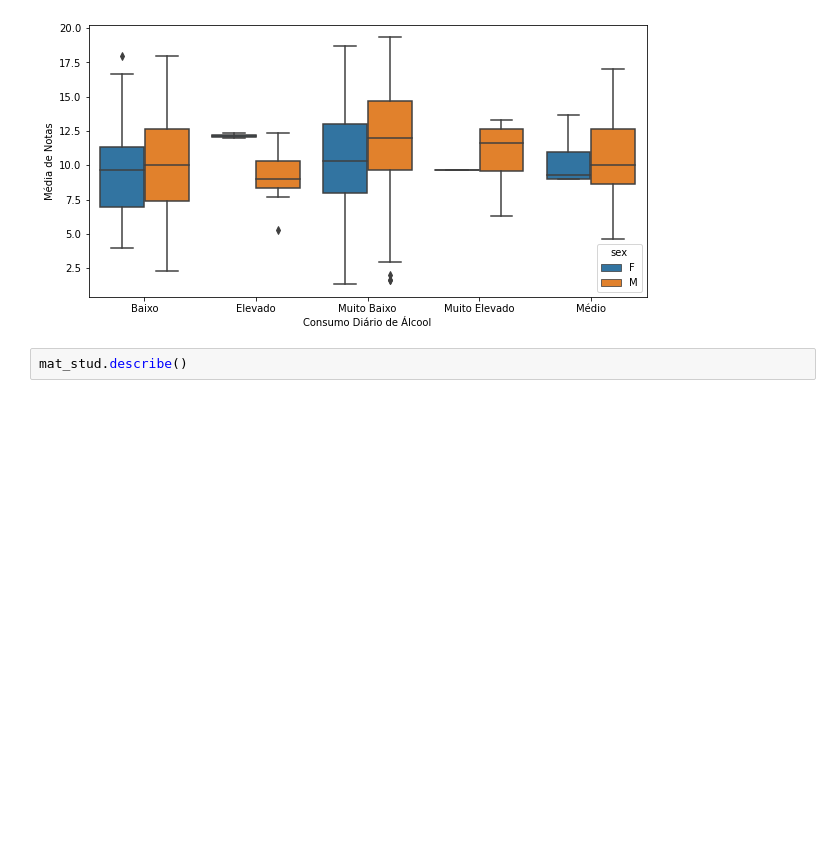
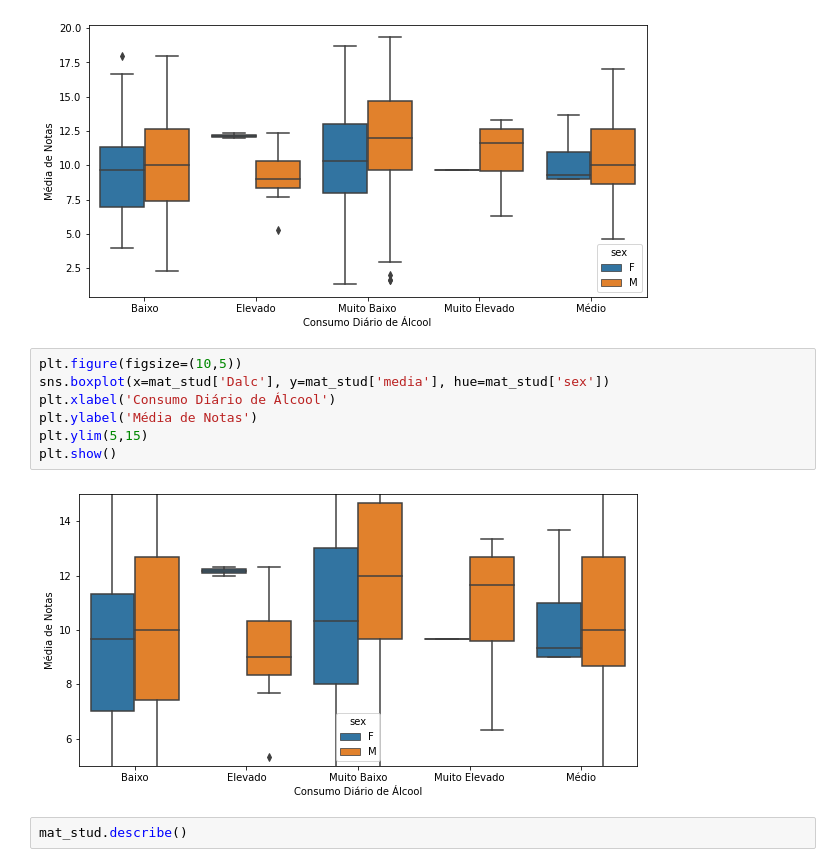
Before and after one commit to danielmacedodc/Analise-de-Dados_CIn, a Jupyter notebook: Projeto - Análise de Dados - Daniel Macedo.ipynb, the cells around one changed output. Drawn from its saved outputs; the diff is of its cells as text; blank space fills up the shorter version.

```diff
--- a/Projeto - Análise de Dados - Daniel Macedo.ipynb
+++ b/Projeto - Análise de Dados - Daniel Macedo.ipynb
@@ -365,6 +508,15 @@ plt.ylabel('Média de Notas')
 plt.show()
 # %% [output]
 [figure]
+# %%
+plt.figure(figsize=(10,5))
+sns.boxplot(x=mat_stud['Dalc'], y=mat_stud['media'], hue=mat_stud['sex'])
+plt.xlabel('Consumo Diário de Álcool')
+plt.ylabel('Média de Notas')
+plt.ylim(5,15)
+plt.show()
+# %% [output]
+[figure, added]
 # %%
 mat_stud.describe()
 # %% [output]
```
Also changed, not shown: parts of 41 cells of this notebook.
